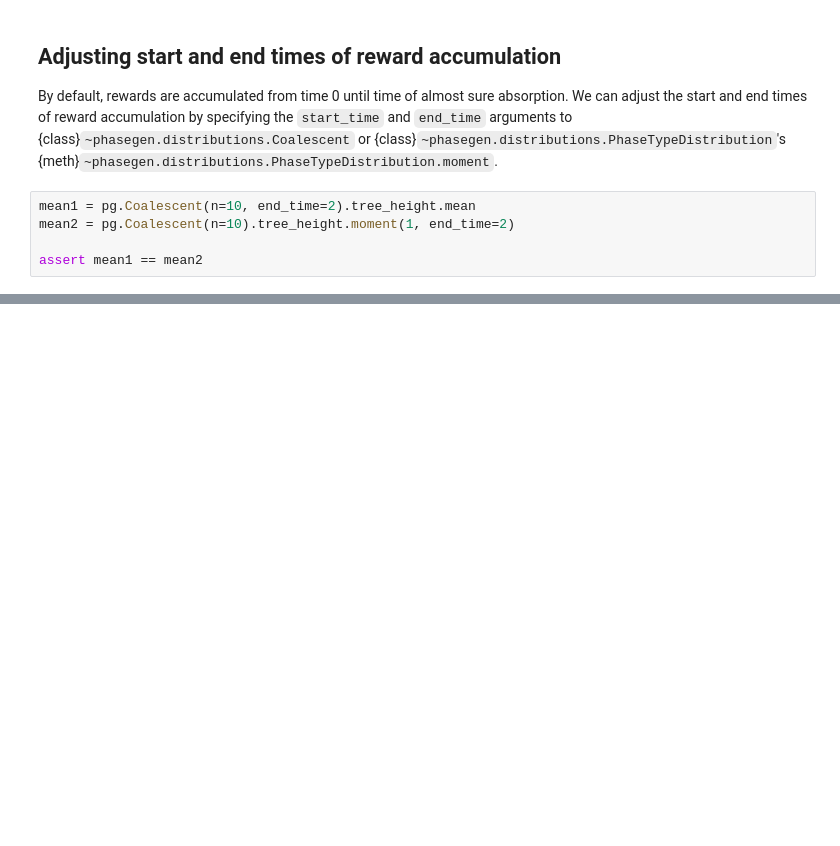
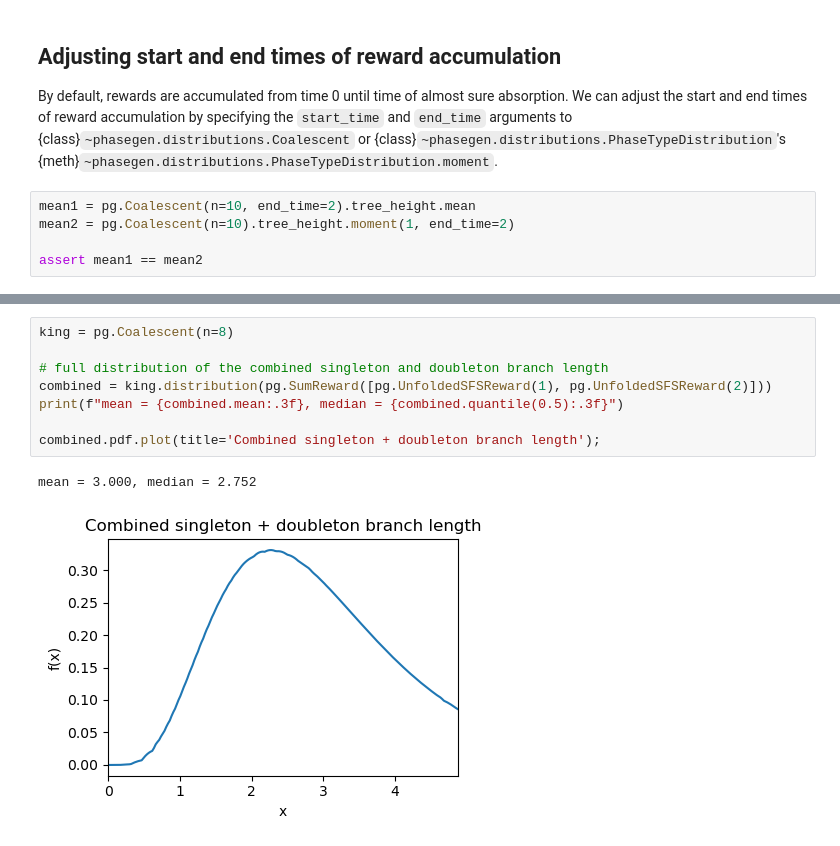
Before and after one commit to Sendrowski/PhaseGen, a Jupyter notebook: docs/reference/Python/rewards.ipynb, the cells around one changed output, grey strips where cells are left out. Cells and saved outputs as stored; diff of their text form; blank space fills up the shorter version.

```diff
--- a/docs/reference/Python/rewards.ipynb
+++ b/docs/reference/Python/rewards.ipynb
@@ -93,0 +96,11 @@ assert mean1 == mean2
+# %%
+king = pg.Coalescent(n=8)
+
+# full distribution of the combined singleton and doubleton branch length
+combined = king.distribution(pg.SumReward([pg.UnfoldedSFSReward(1), pg.UnfoldedSFSReward(2)]))
+print(f"mean = {combined.mean:.3f}, median = {combined.quantile(0.5):.3f}")
+
+combined.pdf.plot(title='Combined singleton + doubleton branch length');
+# %% [output]
+mean = 3.000, median = 2.752
+[figure, added]
```
Also changed, not shown: parts of 8 cells of this notebook, 13 other files.
